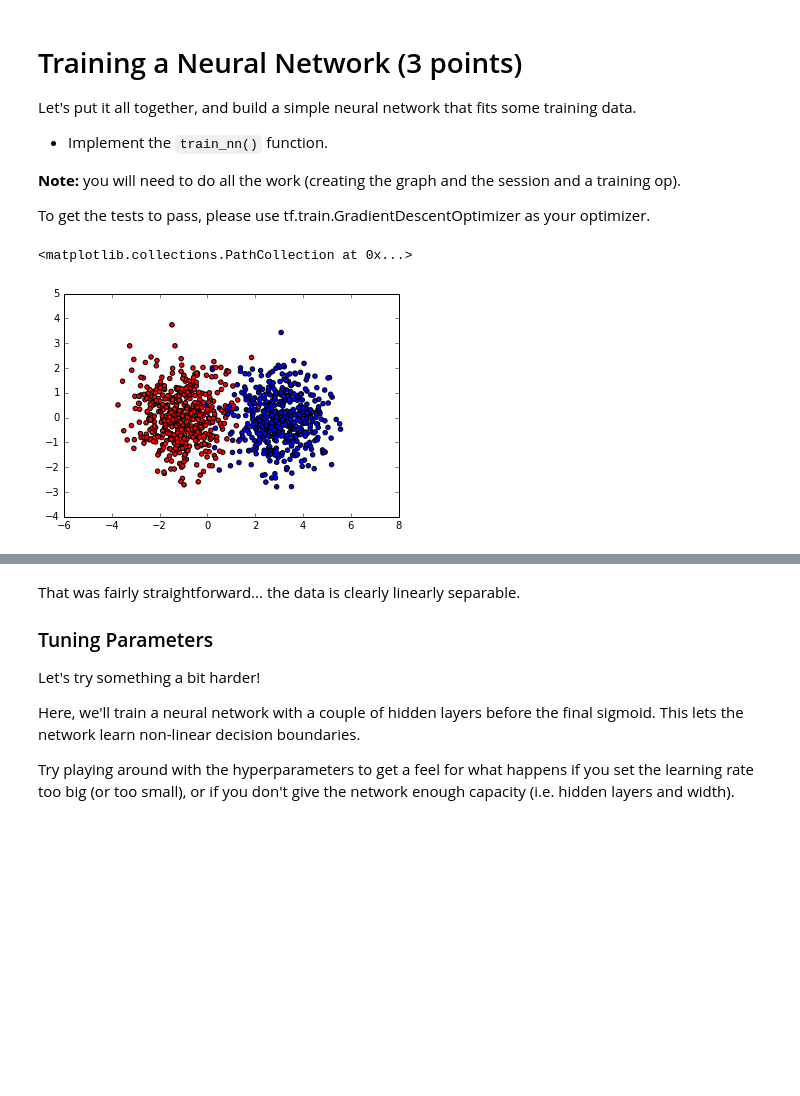
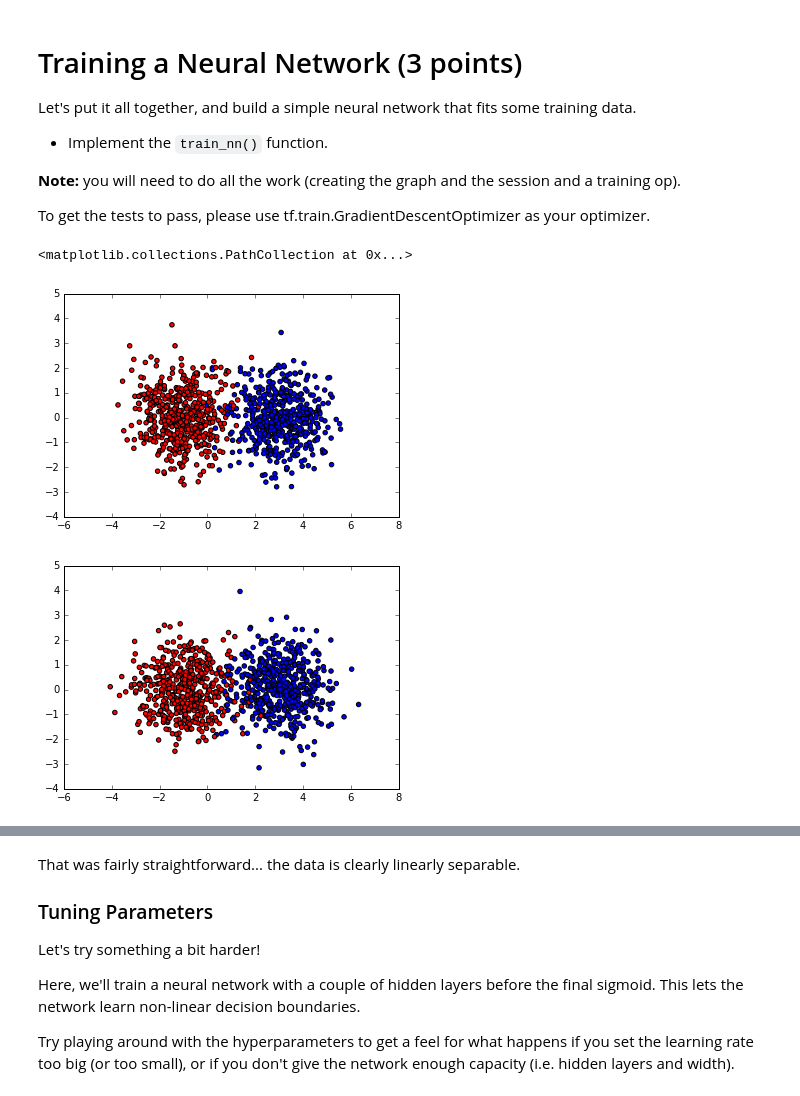
Before and after one commit to sigmasharp/w266, a Jupyter notebook: assignment1/part0/part0_fun_with_tensorflow.ipynb, the cells around one changed output, grey strips where cells are left out. Saved outputs shown, nothing was run; the diff lists cells and outputs as text; code cells hidden in the pictures; blank space fills up the shorter version.

```diff
--- a/assignment1/part0/part0_fun_with_tensorflow.ipynb
+++ b/assignment1/part0/part0_fun_with_tensorflow.ipynb
@@ -125,10 +125,14 @@ To get the tests to pass, please use tf.train.GradientDescentOptimizer as your o
 # %%
 reload(graph_test)
 X_train, y_train, X_test, y_test = graph_test.generate_data(1000, 10)
+plt.figure(0)
 plt.scatter(X_train[:,0], X_train[:,1], c=y_train, cmap='bwr')
+plt.figure(1)
+plt.scatter(X_test[:,0], X_test[:,1], c=y_test, cmap='bwr')
 # %% [output]
 <matplotlib.collections.PathCollection at 0x...>
 [figure]
+[figure, added]
 # %%
 reload(graph)
 reload(graph_test)
```
Also changed, not shown: parts of 1 cell of this notebook, 10 other files.
